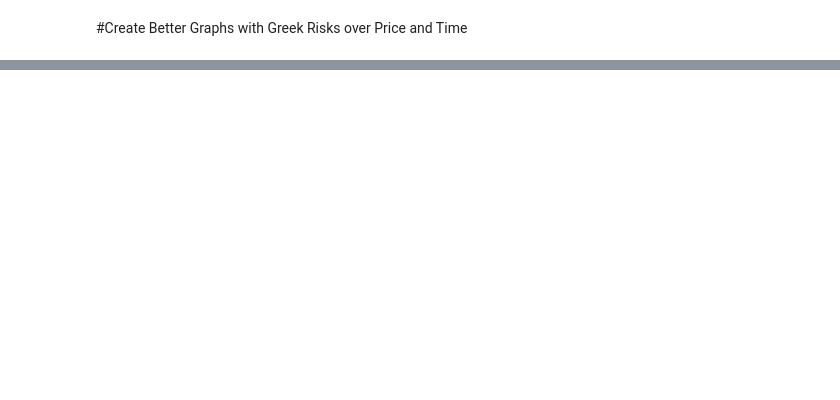
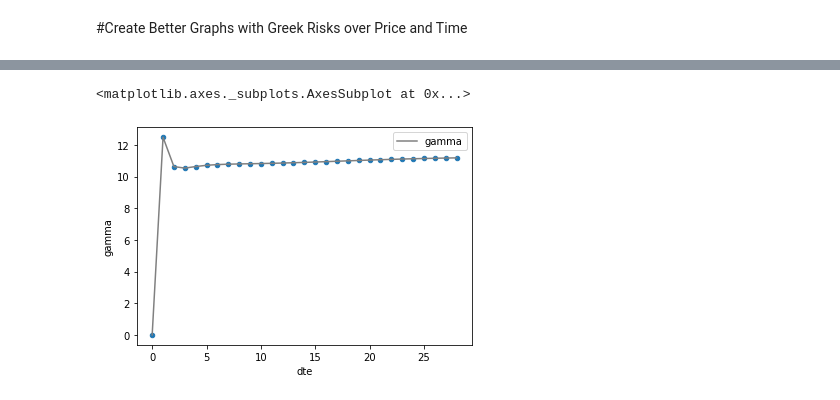
Before and after one commit to jimtoberfest/options_notebooks, a Jupyter notebook: synthetic_variance_swap.ipynb, the cells around one changed output, grey strips where cells are left out. Saved outputs shown, nothing was run; the diff lists cells and outputs as text; code cells hidden in the pictures; blank space fills up the shorter version.

```diff
--- a/synthetic_variance_swap.ipynb
+++ b/synthetic_variance_swap.ipynb
@@ -206,0 +277,5 @@ op.multi_plotter(spot=S,spot_range=(40), op_list=hedged_op_list)
+# %%
+
+holding['dollar_gamma'] = (holding['gamma']/100) * S**2
+
+holding
@@ -206,0 +300,6 @@ op.multi_plotter(spot=S,spot_range=(40), op_list=hedged_op_list)
+# %%
+ax = holding.plot.scatter(x='dte', y='gamma')
+holding.plot.line(x='dte', y='gamma', ax=ax, color='grey')
+# %% [output]
+<matplotlib.axes._subplots.AxesSubplot at 0x...>
+[figure, added]
```
Also changed, not shown: parts of 12 cells of this notebook.
